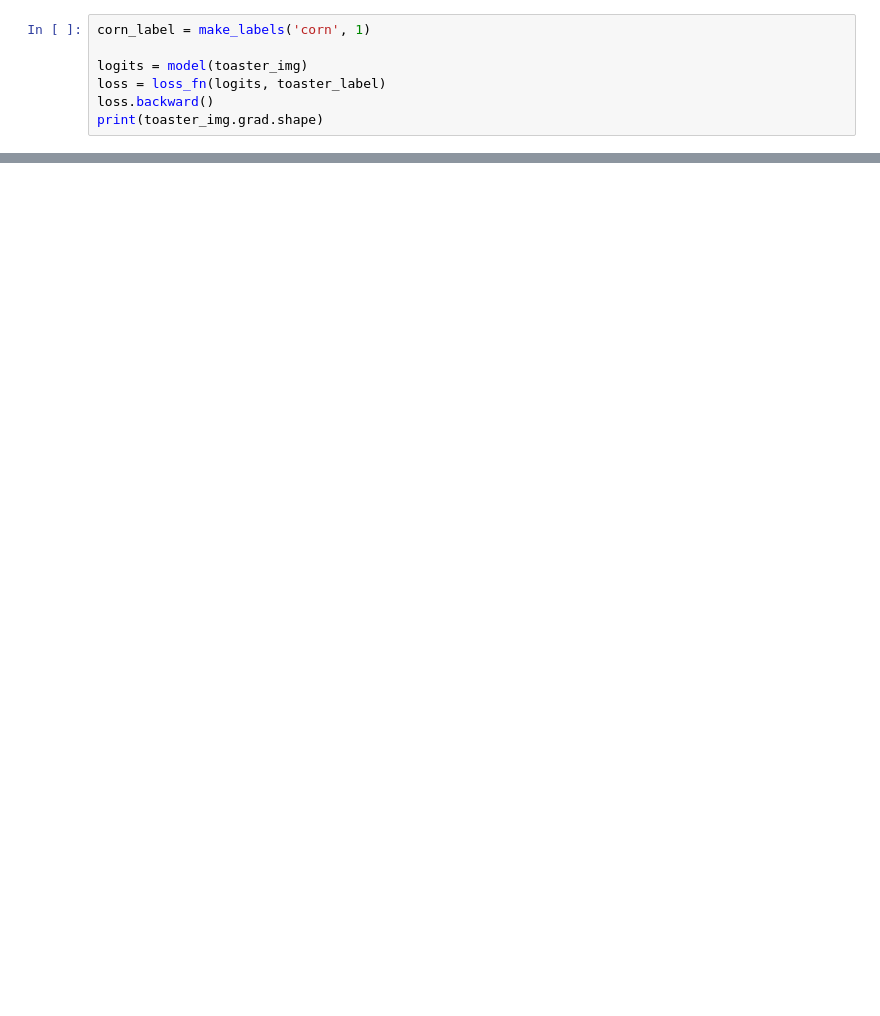
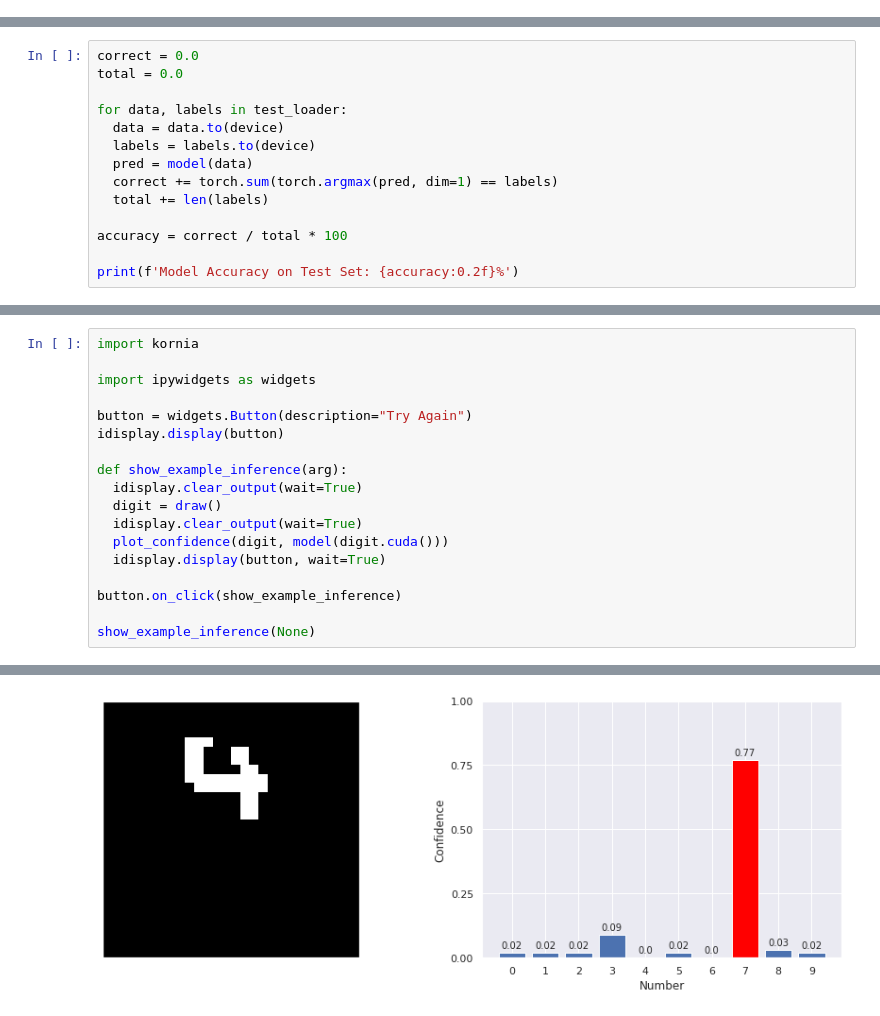
Before and after one commit to deokdecef44cnsnddos9ndam/ml-security, a Jupyter notebook: ai_for_streetfighters.ipynb, the cells around one changed output, grey strips where cells are left out. Saved outputs shown, nothing was run; the diff lists cells and outputs as text; blank space fills up the shorter version.

```diff
--- a/ai_for_streetfighters.ipynb
+++ b/ai_for_streetfighters.ipynb
@@ -550,7 +0,0 @@ The third and final key insight is that **we can optimize the image to make the
-# %%
-corn_label = make_labels('corn', 1)
-
-logits = model(toaster_img)
-loss = loss_fn(logits, toaster_label)
-loss.backward()
-print(toaster_img.grad.shape)
@@ -865,0 +226,14 @@ get_score(logits[0], 'corn')
+# %%
+correct = 0.0
+total = 0.0
+
+for data, labels in test_loader:
+  data = data.to(device)
+  labels = labels.to(device)
+  pred = model(data)
+  correct += torch.sum(torch.argmax(pred, dim=1) == labels)
+  total += len(labels)
+
+accuracy = correct / total * 100
+
+print(f'Model Accuracy on Test Set: {accuracy:0.2f}%')
@@ -865,0 +306,19 @@ get_score(logits[0], 'corn')
+# %%
+import kornia
+
+import ipywidgets as widgets
+
+button = widgets.Button(description="Try Again")
+idisplay.display(button)
+
+def show_example_inference(arg):
+  idisplay.clear_output(wait=True)
+  digit = draw()
+  idisplay.clear_output(wait=True)
+  plot_confidence(digit, model(digit.cuda()))
+  idisplay.display(button, wait=True)
+
+button.on_click(show_example_inference)
+
+show_example_inference(None)
+# %% [output]
@@ -865,0 +326 @@ get_score(logits[0], 'corn')
+[figure, added]
```
Also changed, not shown: parts of 103 cells of this notebook.
